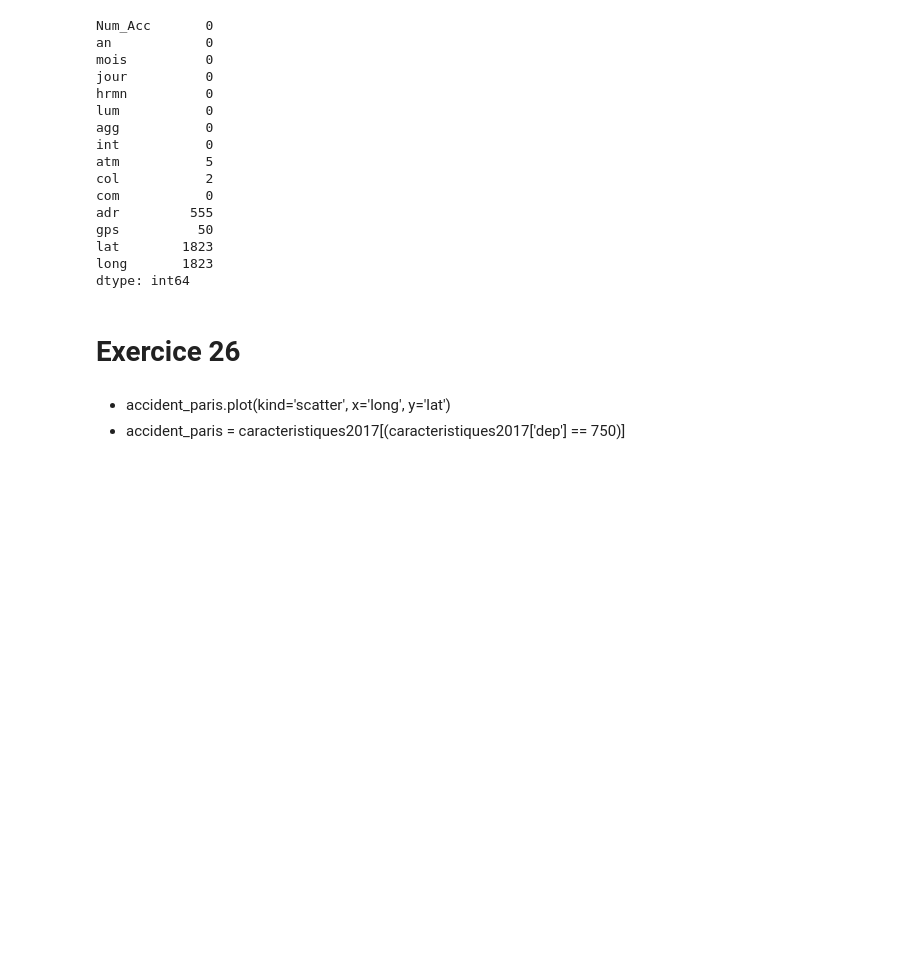
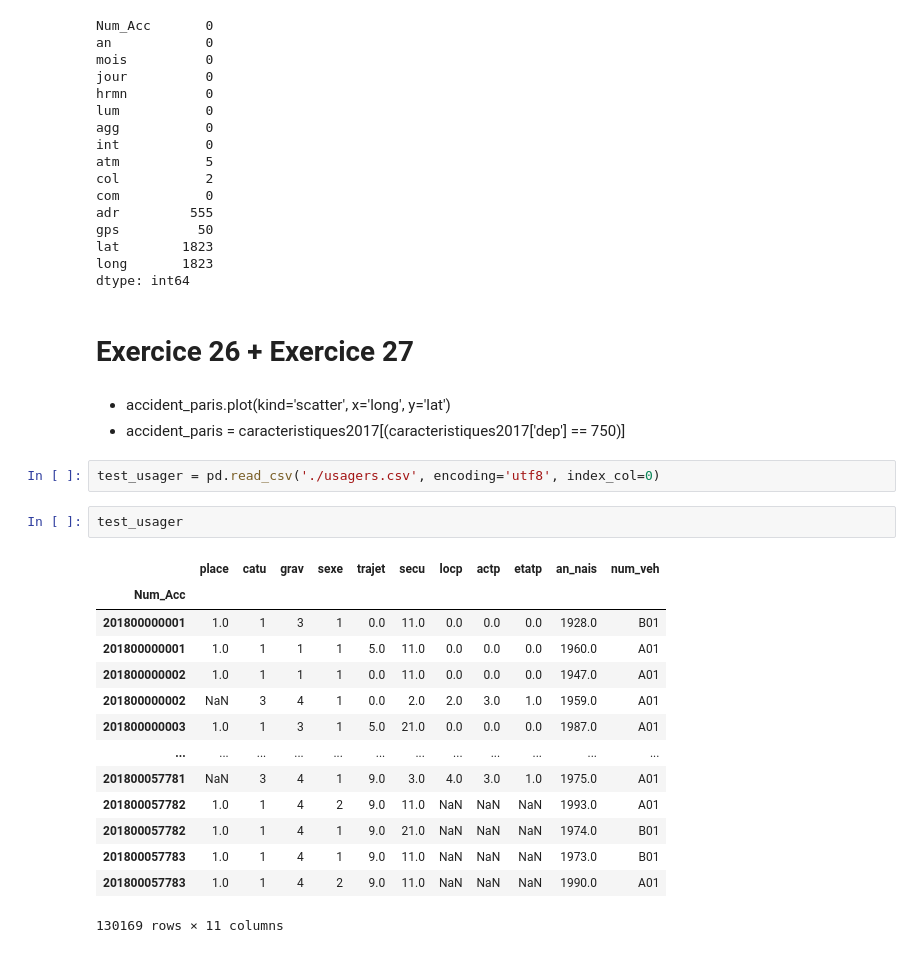
Before and after one commit to LucasLaurens/dataCollect, a Jupyter notebook: Pandas Exercices.ipynb, the cells around one changed output. Cells and saved outputs as stored; diff of their text form; blank space fills up the shorter version.

Commit message:
[Impr] 2 last exercices have been made

```diff
--- a/Pandas Exercices.ipynb
+++ b/Pandas Exercices.ipynb
@@ -511,7 +511,26 @@ lat        1823
 long       1823
 dtype: int64
 # %% [markdown]
-# Exercice 26
+# Exercice 26 + Exercice 27
 # %% [markdown]
 * accident_paris.plot(kind='scatter', x='long', y='lat')
 * accident_paris = caracteristiques2017[(caracteristiques2017['dep'] == 750)]
+# %%
+test_usager = pd.read_csv('./usagers.csv', encoding='utf8', index_col=0)
+# %%
+test_usager
+# %% [output]
+|  | place | catu | grav | sexe | trajet | secu | locp | actp | etatp | an_nais | num_veh |
+| Num_Acc |  |  |  |  |  |  |  |  |  |  |  |
+| 201800000001 | 1.0 | 1 | 3 | 1 | 0.0 | 11.0 | 0.0 | 0.0 | 0.0 | 1928.0 | B01 |
+| 201800000001 | 1.0 | 1 | 1 | 1 | 5.0 | 11.0 | 0.0 | 0.0 | 0.0 | 1960.0 | A01 |
+| 201800000002 | 1.0 | 1 | 1 | 1 | 0.0 | 11.0 | 0.0 | 0.0 | 0.0 | 1947.0 | A01 |
+| 201800000002 | NaN | 3 | 4 | 1 | 0.0 | 2.0 | 2.0 | 3.0 | 1.0 | 1959.0 | A01 |
+| 201800000003 | 1.0 | 1 | 3 | 1 | 5.0 | 21.0 | 0.0 | 0.0 | 0.0 | 1987.0 | A01 |
+| ... | ... | ... | ... | ... | ... | ... | ... | ... | ... | ... | ... |
+| 201800057781 | NaN | 3 | 4 | 1 | 9.0 | 3.0 | 4.0 | 3.0 | 1.0 | 1975.0 | A01 |
+| 201800057782 | 1.0 | 1 | 4 | 2 | 9.0 | 11.0 | NaN | NaN | NaN | 1993.0 | A01 |
+| 201800057782 | 1.0 | 1 | 4 | 1 | 9.0 | 21.0 | NaN | NaN | NaN | 1974.0 | B01 |
+| 201800057783 | 1.0 | 1 | 4 | 1 | 9.0 | 11.0 | NaN | NaN | NaN | 1973.0 | B01 |
+| 201800057783 | 1.0 | 1 | 4 | 2 | 9.0 | 11.0 | NaN | NaN | NaN | 1990.0 | A01 |
+130169 rows × 11 columns
```
Also changed, not shown: parts of 6 cells of this notebook.
